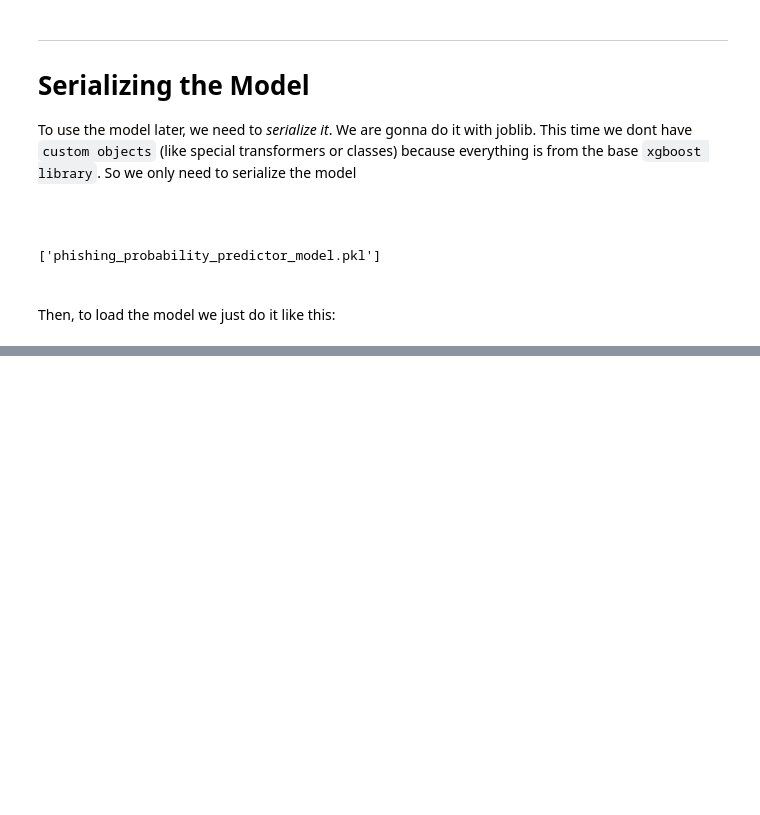
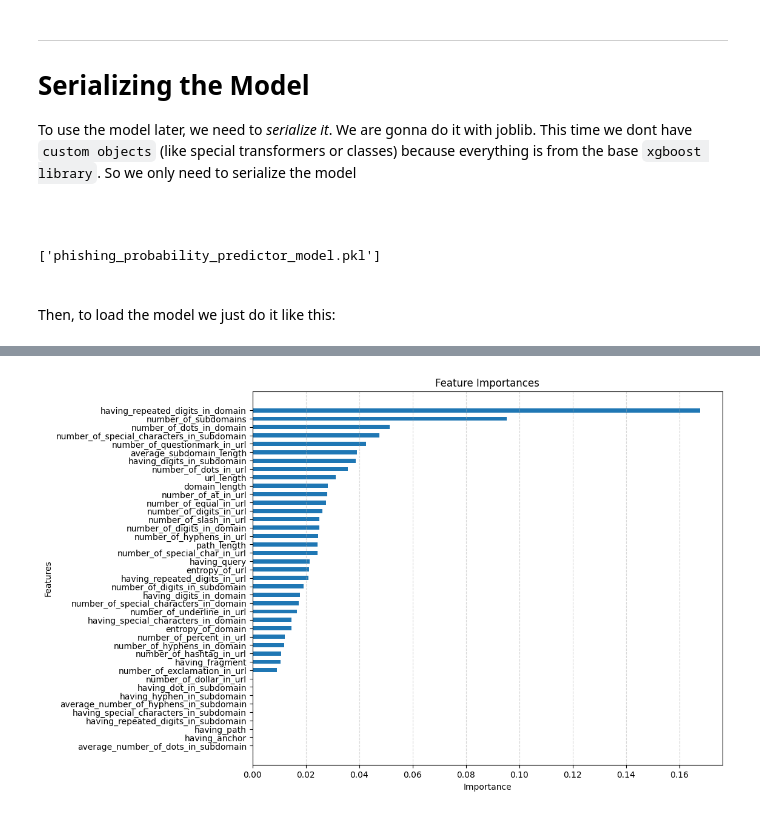
Before and after one commit to Felipe-RA/phishing-guard, a Jupyter notebook: 00_model_training.ipynb, the cells around one changed output, grey strips where cells are left out. Cells and saved outputs as stored; diff of their text form; code cells hidden in the pictures; blank space fills up the shorter version.

Commit message:
added feature importance plot

```diff
--- a/00_model_training.ipynb
+++ b/00_model_training.ipynb
@@ -309,0 +330,36 @@ loaded_phishing_probability_predictor_model = joblib.load('phishing_probability_
+# %%
+import matplotlib.pyplot as plt
+import xgboost as xgb
+import pandas as pd
+
+# Load your data
+X = pd.read_csv("phishing_dataset.csv")
+
+# Drop the target column 'Type'
+X = X.drop(columns=['Type'])
+feature_names = X.columns
+
+model = loaded_phishing_probability_predictor_model
+
+importances = model.feature_importances_
+
+
+# Sort the feature importances in descending order and store the indexes
+sorted_indices = importances.argsort()[::-1]
+
+
+# Create the horizontal plot
+plt.figure(figsize=(10, 8))
+plt.title('Feature Importances')
+plt.barh(range(len(importances)), importances[sorted_indices], align='center', height=0.5)  # Adjust height for spacing
+plt.yticks(range(len(importances)), [feature_names[idx] for idx in sorted_indices])
+plt.xlabel('Importance')
+plt.ylabel('Features')
+plt.gca().invert_yaxis()  # Invert y-axis to have the most important feature at the top
+
+
+plt.grid(True, linestyle='--', which='both', axis='x', alpha=0.5)
+
+plt.show()
+# %% [output]
+[figure, added]
```
Also changed, not shown: parts of 4 cells of this notebook.
